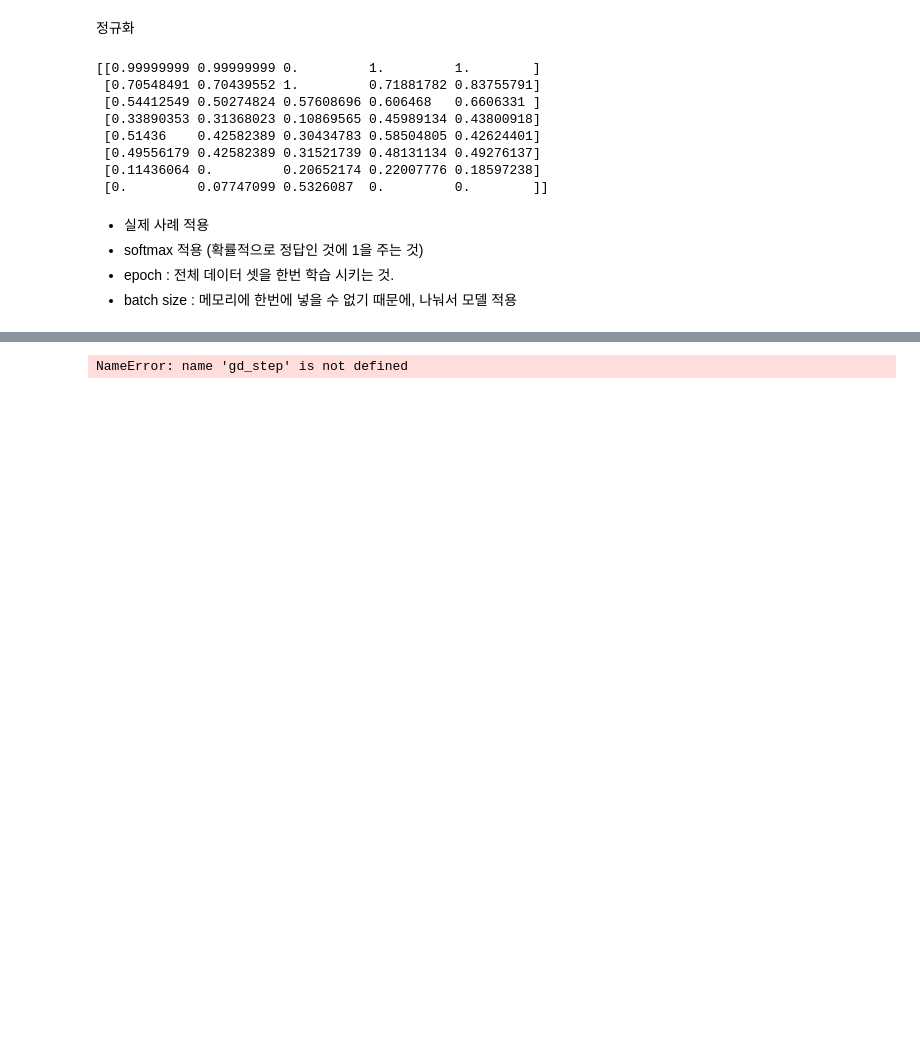
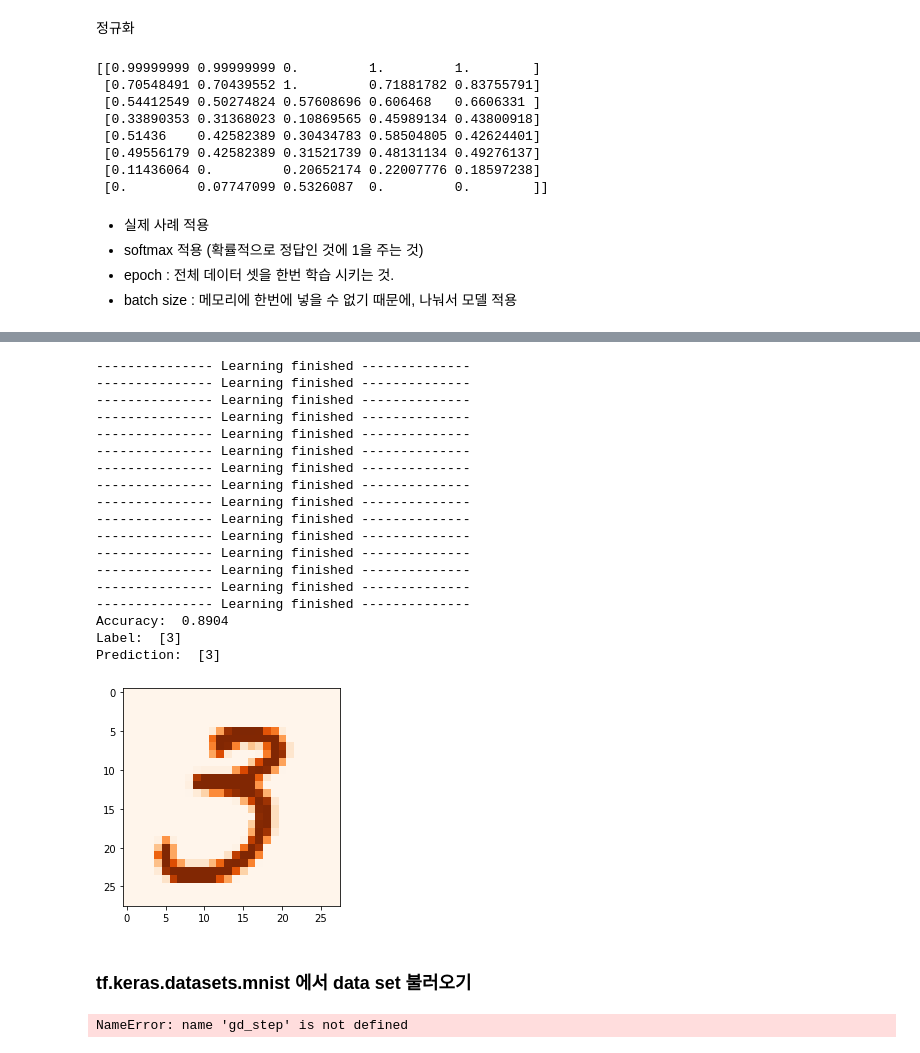
Before and after one commit to logdeveloper/DL-tensorflow, a Jupyter notebook: lab-07-1-learning-rate_and_evaluation-ver-1.0.ipynb, the cells around one changed output, grey strips where cells are left out. Saved outputs shown, nothing was run; the diff lists cells and outputs as text; code cells hidden in the pictures; blank space fills up the shorter version.

Commit message:
lab7 update mnist

```diff
--- a/lab-07-1-learning-rate_and_evaluation-ver-1.0.ipynb
+++ b/lab-07-1-learning-rate_and_evaluation-ver-1.0.ipynb
@@ -120,3 +141,79 @@ print(xy)
+# %%
+hypothesis = tf.nn.softmax(tf.matmul(X, W) + b)
+# %%
+# coss/loss function
+cost = tf.reduce_mean(-tf.reduce_sum (Y* tf.log(hypothesis), axis=1))
+
+# Gradient Descent 적용
+train = tf.train.GradientDescentOptimizer(learning_rate=0.1).minimize(cost)
+# %%
+# Test Model
+is_correct = tf.equal(tf.argmax(hypothesis, 1), tf.argmax(Y,1))
+# 정확도 계산
+accuracy = tf.reduce_mean(tf.cast(is_correct, tf.float32))
+# %%
+# hyperparameter
+num_epochs= 15
+batch_size=100
+num_iterators = int(mnist.train.num_examples / batch_size)
+# %%
+with tf.Session() as sess:
+    sess.run(tf.global_variables_initializer())
+
+    for epoch in range(num_epochs):
+        avg_cost=0
+
+        for i in range(num_iterators):
+            batch_xs, batch_ys = mnist.train.next_batch(batch_size)
+            _, cost_val = sess.run([train, cost], feed_dict = {X:batch_xs, Y:batch_ys})
+            avg_cost += cost_val / num_iterators
+
+        print("--------------- Learning finished --------------")
+
+    print(
+        "Accuracy: ",
+        accuracy.eval(
+            session=sess, feed_dict={X: mnist.test.images, Y:mnist.test.labels}
+        ),
+    )
+
+    # 하나만 예측해보자.
+    r = random.randint(0, mnist.test.num_examples - 1 )
+    print("Label: ", sess.run(tf.argmax(mnist.test.labels[r: r+1], 1)))
+
+    print(
+        "Prediction: ",
+        sess.run(tf.argmax(hypothesis, 1), feed_dict={X:mnist.test.images[r : r+1]})
+    )
+
+    plt.imshow(
+        mnist.test.images[r: r+1].reshape(28,28),
+        cmap="Oranges",
+        interpolation="nearest",
+    )
+    plt.show()
+# %% [output]
+--------------- Learning finished --------------
+--------------- Learning finished --------------
+--------------- Learning finished --------------
+--------------- Learning finished --------------
+--------------- Learning finished --------------
+--------------- Learning finished --------------
+--------------- Learning finished --------------
+--------------- Learning finished --------------
+--------------- Learning finished --------------
+--------------- Learning finished --------------
+--------------- Learning finished --------------
+--------------- Learning finished --------------
+--------------- Learning finished --------------
+--------------- Learning finished --------------
+--------------- Learning finished --------------
+Accuracy:  0.8904
+Label:  [3]
+Prediction:  [3]
+[figure, added]
+# %% [markdown]
+### tf.keras.datasets.mnist 에서 data set 불러오기
 # %%
 tf.set_random_seed(777)
 
```
Also changed, not shown: parts of 6 cells of this notebook.
